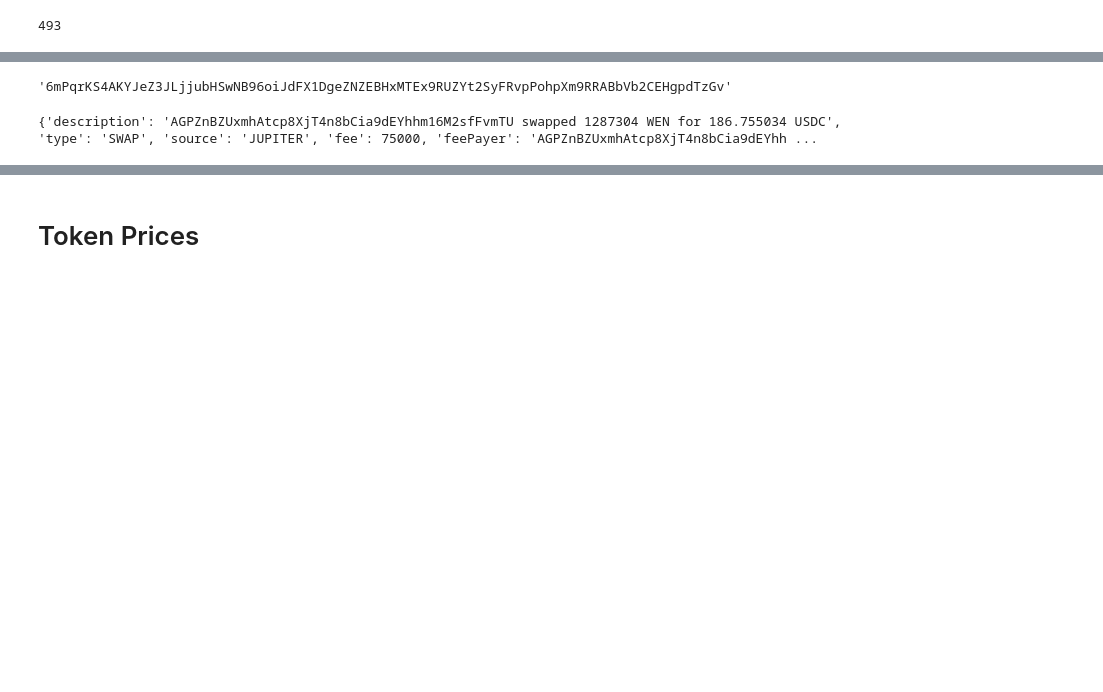
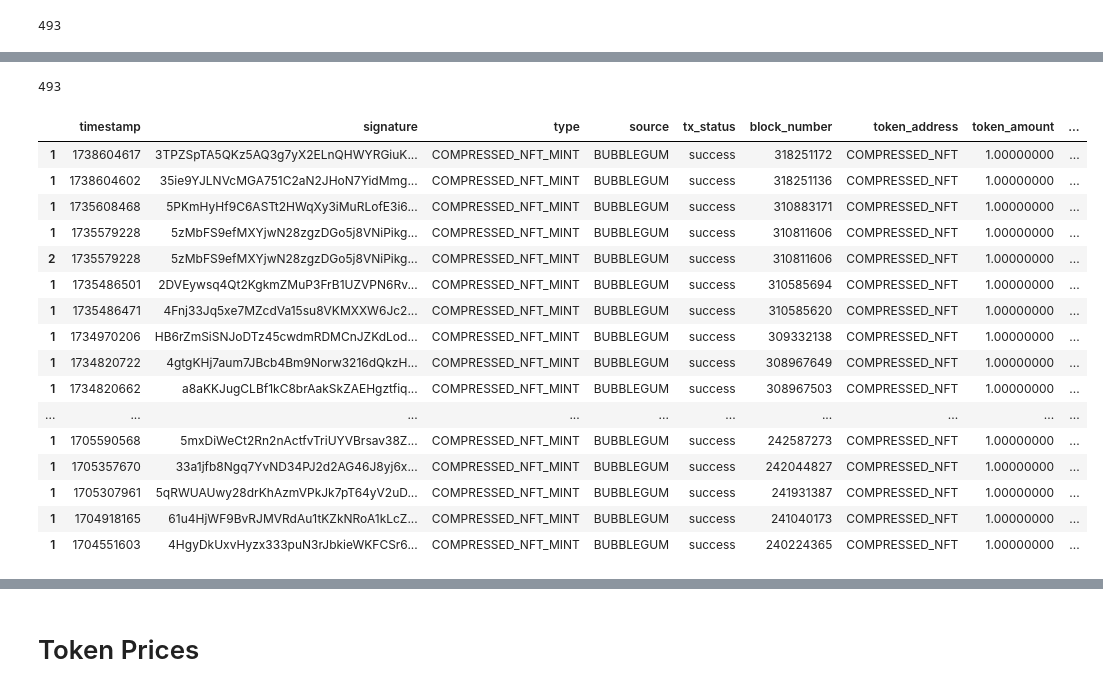
Before and after one commit to apostleoffinance/Solana-Forensic-Analysis-Tool, a Jupyter notebook: notebooks/01_data_exploration.ipynb, the cells around one changed output, grey strips where cells are left out. Saved outputs shown, nothing was run; the diff lists cells and outputs as text; code cells hidden in the pictures; blank space fills up the shorter version.

```diff
--- a/notebooks/01_data_exploration.ipynb
+++ b/notebooks/01_data_exploration.ipynb
@@ -728,24 +404,0 @@ tx_summary
-# %%
-#Helper function to create row from helius and flipside data
-
-def create_row(tx, wallet, balance_df):
-    """
-    Takes in a tx from helius data, a wallet address, and balance timeseries data from Flipside.  Returns a df row for analysis
-    """
-    tx_summary = summarize_transaction(tx, wallet)
-    instructions_data = get_instruction_data(tx, wallet)
-
-    token_tx_df = pd.DataFrame([tx_summary])
-    tx_status = "failed" if tx.get("transactionError") else "success"
-
-    token_tx_df['block_number'] = tx.get('slot')
-    token_tx_df['tx_fee'] = tx.get('fee') / LAMPORT_SCALE
-    token_tx_df['program_id'] = instructions_data.get('programId')
-    token_tx_df['tx_status'] = tx_status #if no tx error, can assume it succeeded so we use binary 1 and 0 instead of just leaving nan
-    # token_tx_df['signature'] = token_tx_df['signature'].str.lower()
-
-    filtered_balance_timeseries = balance_df[['PRE_BALANCE','BALANCE','SYMBOL','NAME','MINT','TX_ID']]
-    filtered_balance_timeseries = filtered_balance_timeseries.rename(columns={'TX_ID':'signature'})
-
-    combined_df = pd.merge(token_tx_df,filtered_balance_timeseries,on='signature', how='left')
-    return combined_df
@@ -762,14 +405,3 @@ pd.concat([combined_row,combined_row2]).drop_duplicates(subset='signature')
-# %%
-parsed_transaction_history[0]['signature']
-# %% [output]
-'6mPqrKS4AKYJeZ3JLjjubHSwNB96oiJdFX1DgeZNZEBHxMTEx9RUZYt2SyFRvpPohpXm9RRABbVb2CEHgpdTzGv'
-# %%
-for p in parsed_transaction_history:
-    if p['signature'] == 'krb8jv3bjQU1GZ5aXJQMSMygjBism3Gvv2My6FbGbzcu7S96CorNkrFCA4hMLymYmgMA4UfwDct8v23C1XxPyTW':
-        print(f'{p}')
-        target_sig = p
-# %% [output]
-{'description': 'AGPZnBZUxmhAtcp8XjT4n8bCia9dEYhhm16M2sfFvmTU swapped 1287304 WEN for 186.755034 USDC', 'type': 'SWAP', 'source': 'JUPITER', 'fee': 75000, 'feePayer': 'AGPZnBZUxmhAtcp8XjT4n8bCia9dEYhh ...
 # %%
 tx_level_data = pd.DataFrame()
 
@@ -778,4 +411,28 @@ for i in parsed_transaction_history:
     tx_level_data = pd.concat([tx_level_data, row])
+# %%
+tx_level_data['signature'].nunique()
+# %% [output]
+493
+# %%
+tx_level_data[tx_level_data['token_address']=='COMPRESSED_NFT']
+# %% [output]
+|  | timestamp | signature | type | source | tx_status | block_number | token_address | token_amount | ... |
+| 1 | 1738604617 | 3TPZSpTA5QKz5AQ3g7yX2ELnQHWYRGiuK... | COMPRESSED_NFT_MINT | BUBBLEGUM | success | 318251172 | COMPRESSED_NFT | 1.00000000 | ... |
+| 1 | 1738604602 | 35ie9YJLNVcMGA751C2aN2JHoN7YidMmg... | COMPRESSED_NFT_MINT | BUBBLEGUM | success | 318251136 | COMPRESSED_NFT | 1.00000000 | ... |
+| 1 | 1735608468 | 5PKmHyHf9C6ASTt2HWqXy3iMuRLofE3i6... | COMPRESSED_NFT_MINT | BUBBLEGUM | success | 310883171 | COMPRESSED_NFT | 1.00000000 | ... |
+| 1 | 1735579228 | 5zMbFS9efMXYjwN28zgzDGo5j8VNiPikg... | COMPRESSED_NFT_MINT | BUBBLEGUM | success | 310811606 | COMPRESSED_NFT | 1.00000000 | ... |
+| 2 | 1735579228 | 5zMbFS9efMXYjwN28zgzDGo5j8VNiPikg... | COMPRESSED_NFT_MINT | BUBBLEGUM | success | 310811606 | COMPRESSED_NFT | 1.00000000 | ... |
+| 1 | 1735486501 | 2DVEywsq4Qt2KgkmZMuP3FrB1UZVPN6Rv... | COMPRESSED_NFT_MINT | BUBBLEGUM | success | 310585694 | COMPRESSED_NFT | 1.00000000 | ... |
+| 1 | 1735486471 | 4Fnj33Jq5xe7MZcdVa15su8VKMXXW6Jc2... | COMPRESSED_NFT_MINT | BUBBLEGUM | success | 310585620 | COMPRESSED_NFT | 1.00000000 | ... |
+| 1 | 1734970206 | HB6rZmSiSNJoDTz45cwdmRDMCnJZKdLod... | COMPRESSED_NFT_MINT | BUBBLEGUM | success | 309332138 | COMPRESSED_NFT | 1.00000000 | ... |
+| 1 | 1734820722 | 4gtgKHj7aum7JBcb4Bm9Norw3216dQkzH... | COMPRESSED_NFT_MINT | BUBBLEGUM | success | 308967649 | COMPRESSED_NFT | 1.00000000 | ... |
+| 1 | 1734820662 | a8aKKJugCLBf1kC8brAakSkZAEHgztfiq... | COMPRESSED_NFT_MINT | BUBBLEGUM | success | 308967503 | COMPRESSED_NFT | 1.00000000 | ... |
+| ... | ... | ... | ... | ... | ... | ... | ... | ... | ... |
+| 1 | 1705590568 | 5mxDiWeCt2Rn2nActfvTriUYVBrsav38Z... | COMPRESSED_NFT_MINT | BUBBLEGUM | success | 242587273 | COMPRESSED_NFT | 1.00000000 | ... |
+| 1 | 1705357670 | 33a1jfb8Ngq7YvND34PJ2d2AG46J8yj6x... | COMPRESSED_NFT_MINT | BUBBLEGUM | success | 242044827 | COMPRESSED_NFT | 1.00000000 | ... |
+| 1 | 1705307961 | 5qRWUAUwy28drKhAzmVPkJk7pT64yV2uD... | COMPRESSED_NFT_MINT | BUBBLEGUM | success | 241931387 | COMPRESSED_NFT | 1.00000000 | ... |
+| 1 | 1704918165 | 61u4HjWF9BvRJMVRdAu1tKZkNRoA1kLcZ... | COMPRESSED_NFT_MINT | BUBBLEGUM | success | 241040173 | COMPRESSED_NFT | 1.00000000 | ... |
+| 1 | 1704551603 | 4HgyDkUxvHyzx333puN3rJbkieWKFCSr6... | COMPRESSED_NFT_MINT | BUBBLEGUM | success | 240224365 | COMPRESSED_NFT | 1.00000000 | ... |
 # %%
 tx_level_data['timestamp'] = pd.to_datetime(tx_level_data['timestamp'], unit='s')
 tx_level_data.rename(columns={'BALANCE':'POST_BALANCE','NAME':'TOKEN_NAME'},inplace=True)
```
Also changed, not shown: parts of 82 cells of this notebook, 4 other files.
